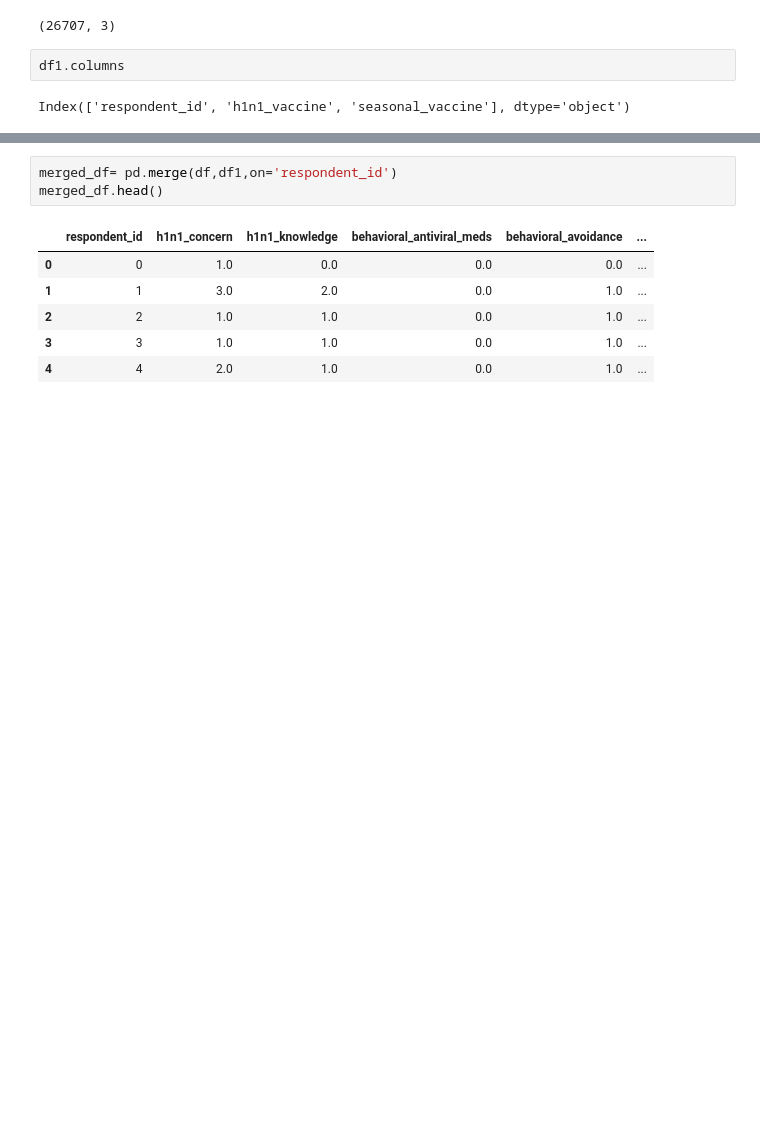
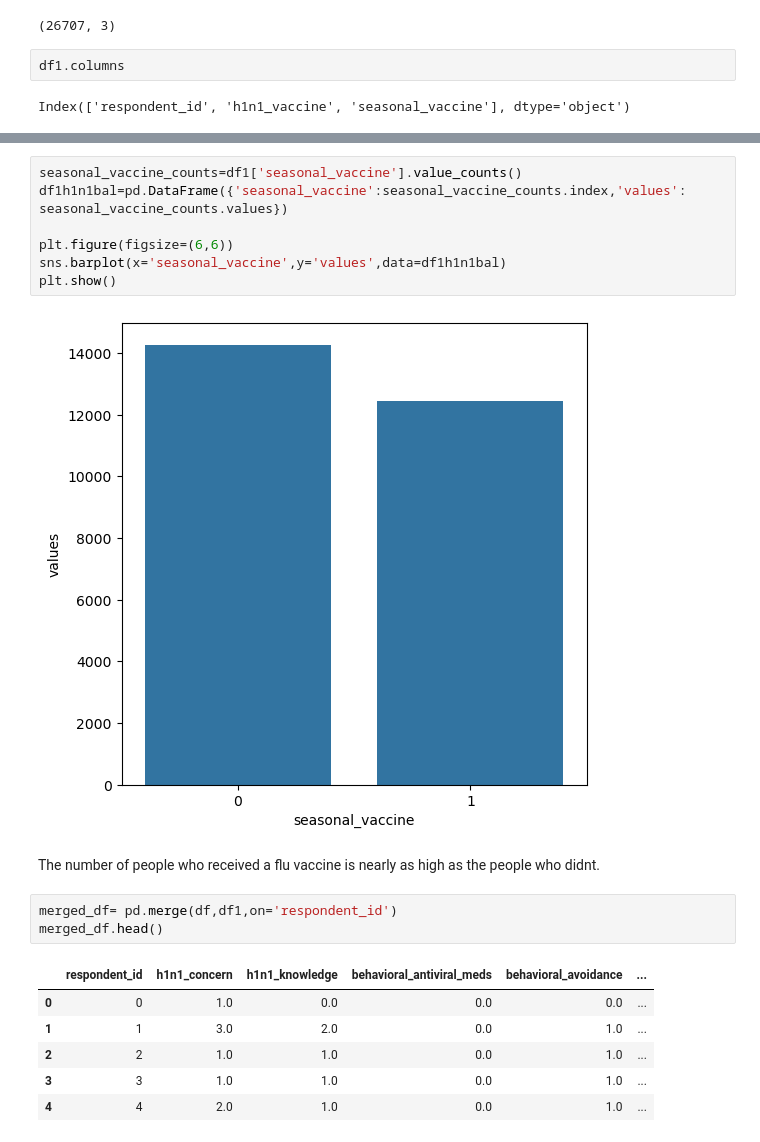
Before and after one commit to lchep2024/Phase-3-Project, a Jupyter notebook: index.ipynb, the cells around one changed output, grey strips where cells are left out. Cells and saved outputs as stored; diff of their text form; blank space fills up the shorter version.

```diff
--- a/index.ipynb
+++ b/index.ipynb
@@ -105,3 +142,14 @@ Index(['respondent_id', 'h1n1_vaccine', 'seasonal_vaccine'], dtype='object')
+# %%
+seasonal_vaccine_counts=df1['seasonal_vaccine'].value_counts()
+df1h1n1bal=pd.DataFrame({'seasonal_vaccine':seasonal_vaccine_counts.index,'values': seasonal_vaccine_counts.values})
+
+plt.figure(figsize=(6,6))
+sns.barplot(x='seasonal_vaccine',y='values',data=df1h1n1bal)
+plt.show()
+# %% [output]
+[figure, added]
+# %% [markdown]
+The number of people who received a flu vaccine is nearly as high as the people who didnt.
 # %%
 merged_df= pd.merge(df,df1,on='respondent_id')
 merged_df.head()
```
Also changed, not shown: parts of 26 cells of this notebook.
